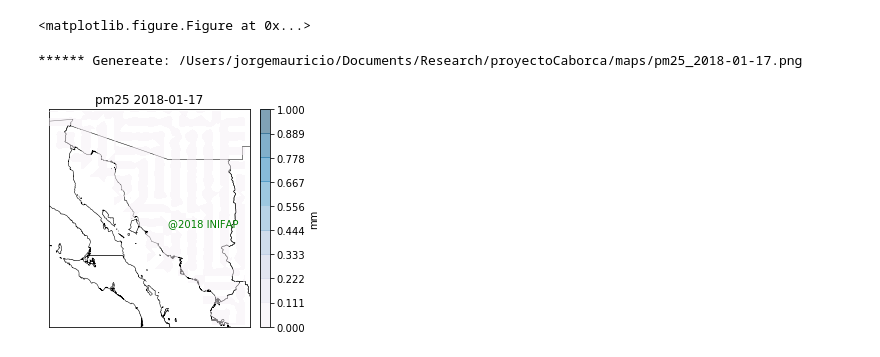
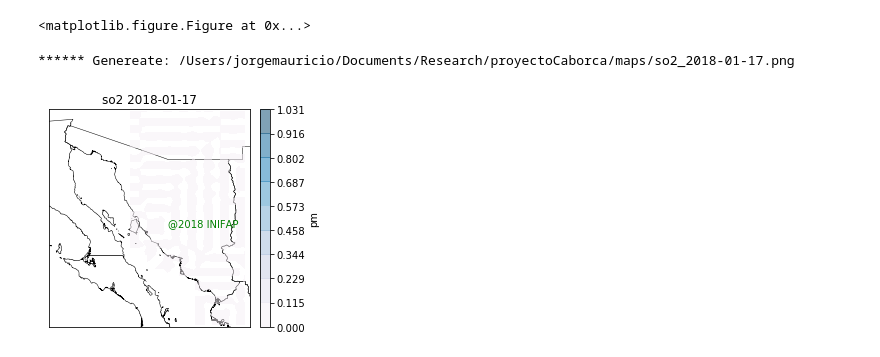
Before and after one commit to jorgemauricio/proyectoCaborca, a Jupyter notebook: algoritmos/procesamiento.ipynb, the cells around one changed output. Drawn from its saved outputs; the diff is of its cells as text; code cells hidden in the pictures.

Commit message:
modificar rutas

```diff
--- a/algoritmos/procesamiento.ipynb
+++ b/algoritmos/procesamiento.ipynb
@@ -16,11 +16,11 @@ LONG_MAX = -107.94
 LAT_MIN = 25.41
 LAT_MAX = 33.06
 # %%
-nombreArchivo = "GBBEPx.emis_pm25.001.20180117.nc"
+nombreArchivo = "GBBEPx.emis_so2.001.20180122.nc"
 arrayNombreArchivo = nombreArchivo.split(".")
 arrayComponente = arrayNombreArchivo[1].split("_")
 nombreParaMapa = arrayComponente[1]
-rutaArchivo = "../data/{}".format(nombreArchivo)
+rutaArchivo = "../data/2018-01-22/{}".format(nombreArchivo)
 # %%
 dataset = Dataset(rutaArchivo)
 # %%
@@ -110,7 +110,7 @@ for i in range(Longitude.shape[0]):
         tempText = "{},{},{}\n".format(Longitude[i], Latitude[j], biomass[0,j,i])
         dataText += tempText
 # %%
-fileName = '../temp/2018-01-17.csv'
+fileName = '../temp/2018-01-12.csv'
 textFile = open(fileName, "w")
 textFile.write(dataText)
 textFile.close()
@@ -119,3 +131,5 @@ data = pd.read_csv(fileName)
+# %%
+data['Biomass'] = data['Biomass'] * 1000000000
 # %%
 data.describe()
 # %% [output]
@@ -185,33 +199,33 @@ z = np.array(data['Biomass'])
 zi = gd((x,y), z, (xi,yi), method='cubic')
 
 # generar clevs
 stepVariable = 1
 step = (z.max() - z.min()) / 10
 
 # verificar el valor del intervalo
 if step <= 1:
     stepVariable = 1
 
 clevs = np.linspace(z.min(), z.max() + stepVariable , 10)
 #clevs = [1,2,3,4,5,6,7,8,9,10]
 
 #%% contour plot
 cs = m.contourf(xi,yi,zi, clevs, zorder=5, alpha=0.5, cmap='PuBu')
 m.readshapefile('../shapes/Estados', 'Estados')
 
 #%% colorbar
 cbar = m.colorbar(cs, location='right', pad="5%")
-cbar.set_label('mm')
+cbar.set_label('pm')
 tituloTemporalParaElMapa = "{} {}".format(nombreParaMapa, "2018-01-17")
 plt.title(tituloTemporalParaElMapa)
 
 # Mac /Users/jorgemauricio/Documents/Research/proyectoGranizo/Maps/{}_{}.png
 # Linux /home/jorge/Documents/Research/proyectoGranizo/Maps/{}_{}.png
 nombreTemporalParaElMapa = "/Users/jorgemauricio/Documents/Research/proyectoCaborca/maps/{}_2018-01-17.png".format(nombreParaMapa)
 plt.annotate('@2018 INIFAP', xy=(-109,29), xycoords='figure fraction', xytext=(0.45,0.45), color='g', zorder=50)
 
 plt.savefig(nombreTemporalParaElMapa, dpi=300)
 print('****** Genereate: {}'.format(nombreTemporalParaElMapa))
 # %% [output]
-****** Genereate: /Users/jorgemauricio/Documents/Research/proyectoCaborca/maps/pm25_2018-01-17.png
+****** Genereate: /Users/jorgemauricio/Documents/Research/proyectoCaborca/maps/so2_2018-01-17.png
-[figure, old version]
+[figure, new version]
```
Also changed, not shown: parts of 6 cells of this notebook, 2 other files.
